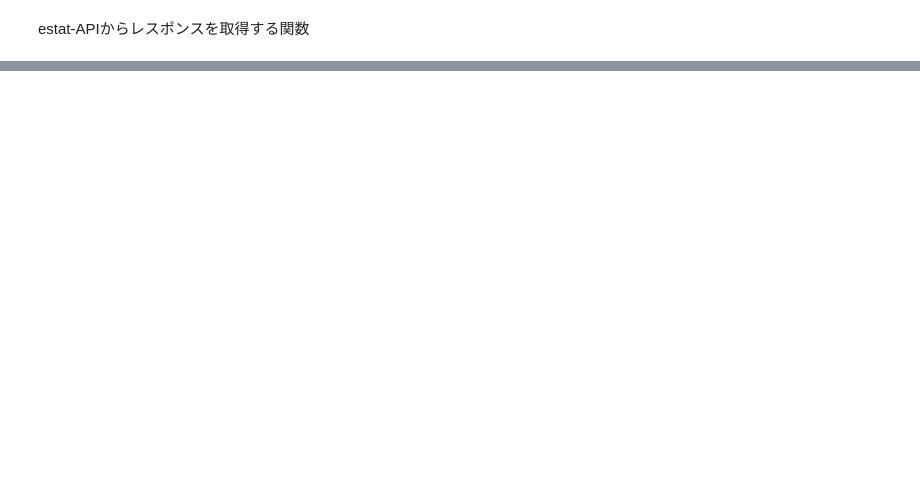
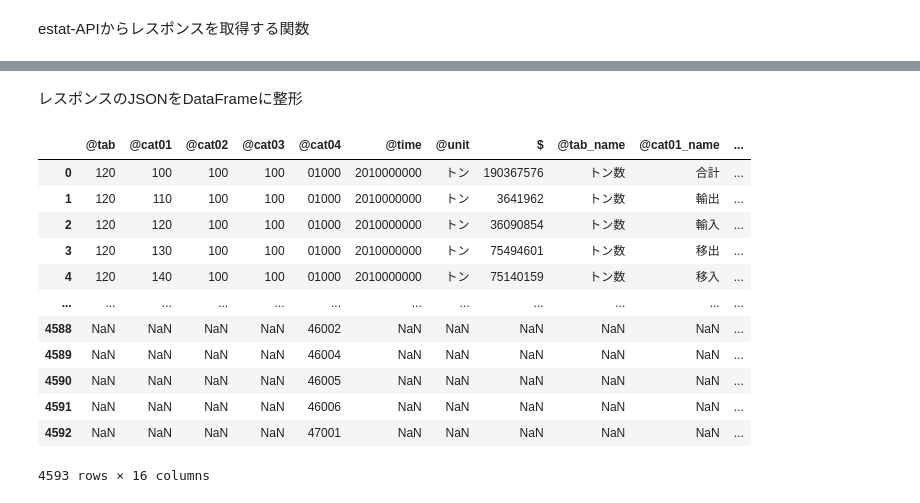
Before and after one commit to dicechick373/dicechick373, a Jupyter notebook: 播磨臨海地域の特徴.ipynb, the cells around one changed output, grey strips where cells are left out. Drawn from its saved outputs; the diff is of its cells as text; code cells hidden in the pictures; blank space fills up the shorter version.

```diff
--- a/播磨臨海地域の特徴.ipynb
+++ b/播磨臨海地域の特徴.ipynb
@@ -44,7 +35,6 @@ changes('tab','120')
 def conv_estat_response_to_dataframe(response):
   # CLASS_INF
   CLASS_OBJ = response['GET_STATS_DATA']['STATISTICAL_DATA']['CLASS_INF']['CLASS_OBJ']
-  print(CLASS_OBJ)
 
   # TABLE_INF
   TABLE_INF = response['GET_STATS_DATA']['STATISTICAL_DATA']['TABLE_INF']
@@ -55,25 +45,21 @@ def conv_estat_response_to_dataframe(response):
   # VALUEをDataFrameに変換
   df_res = pd.json_normalize(VALUE)
 
-  for row in df_res.itertuples():
-    # row['@tab'] = row['@tab']
-    row['@tab'] = 'test'
+  # CLASS_OBJのDataFrameを結合
+  for d in CLASS_OBJ :
+    # DataFrameに変換 '@code','@name'だけ抽出
+    df_class = pd.json_normalize(d['CLASS'])
+    df_class = df_class.copy()[['@code','@name']]
 
-  # # CLASS_OBJのDataFrameを結合
-  # for d in CLASS_OBJ :
-  #   # DataFrameに変換 '@code','@name'だけ抽出
-  #   df_class = pd.json_normalize(d['CLASS'])
-  #   df_class = df_class.copy()[['@code','@name']]
+    # @codeをキー名に変更 @nameをキー名＋'_name'に変更
+    key_name = '@{}'.format(d['@id'])
+    df_class = df_class.rename(columns={'@code':key_name,'@name': key_name+'_name'})
 
-  #   # @codeをキー名に変更 @nameをキー名＋'_name'に変更
-  #   key_name = '@{}'.format(d['@id'])
-  #   df_class = df_class.rename(columns={'@code':key_name,'@name': key_name+'_name'})
+    # DataFrameを結合
+    df_res = pd.merge(df_res, df_class, on=key_name, how='outer')
 
-  #   # DataFrameを結合
-  #   df_res = pd.merge(df_res, df_class, on=key_name, how='outer')
-
-  # # 統計情報を追加
-  # df_res['statsDataId'] = TABLE_INF['@id']
-  # df_res['statsDataName'] = TABLE_INF['STAT_NAME']['$']
+  # 統計情報を追加
+  df_res['statsDataId'] = TABLE_INF['@id']
+  df_res['statsDataName'] = TABLE_INF['STAT_NAME']['$']
 
   return df_res
@@ -80,6 +72,9 @@ def conv_estat_response_to_dataframe(response):
 # %%
 params = {
-    'statsDataId':'0003130803',
+    'statsDataId' : '0003130803',
+    'cdCat02' : '100',
+    'cdCat03' : '100',
 }
 
 res = get_estat_response(params)
+print(res)
@@ -85,0 +83,19 @@ res = get_estat_response(params)
+# %% [markdown]
+レスポンスのJSONをDataFrameに整形
+# %%
+df_res = conv_estat_response_to_dataframe(res)
+df_res
+# %% [output]
+|  | @tab | @cat01 | @cat02 | @cat03 | @cat04 | @time | @unit | $ | @tab_name | @cat01_name | ... |
+| 0 | 120 | 100 | 100 | 100 | 01000 | 2010000000 | トン | 190367576 | トン数 | 合計 | ... |
+| 1 | 120 | 110 | 100 | 100 | 01000 | 2010000000 | トン | 3641962 | トン数 | 輸出 | ... |
+| 2 | 120 | 120 | 100 | 100 | 01000 | 2010000000 | トン | 36090854 | トン数 | 輸入 | ... |
+| 3 | 120 | 130 | 100 | 100 | 01000 | 2010000000 | トン | 75494601 | トン数 | 移出 | ... |
+| 4 | 120 | 140 | 100 | 100 | 01000 | 2010000000 | トン | 75140159 | トン数 | 移入 | ... |
+| ... | ... | ... | ... | ... | ... | ... | ... | ... | ... | ... | ... |
+| 4588 | NaN | NaN | NaN | NaN | 46002 | NaN | NaN | NaN | NaN | NaN | ... |
+| 4589 | NaN | NaN | NaN | NaN | 46004 | NaN | NaN | NaN | NaN | NaN | ... |
+| 4590 | NaN | NaN | NaN | NaN | 46005 | NaN | NaN | NaN | NaN | NaN | ... |
+| 4591 | NaN | NaN | NaN | NaN | 46006 | NaN | NaN | NaN | NaN | NaN | ... |
+| 4592 | NaN | NaN | NaN | NaN | 47001 | NaN | NaN | NaN | NaN | NaN | ... |
+4593 rows × 16 columns
```
Also changed, not shown: parts of 28 cells of this notebook.
